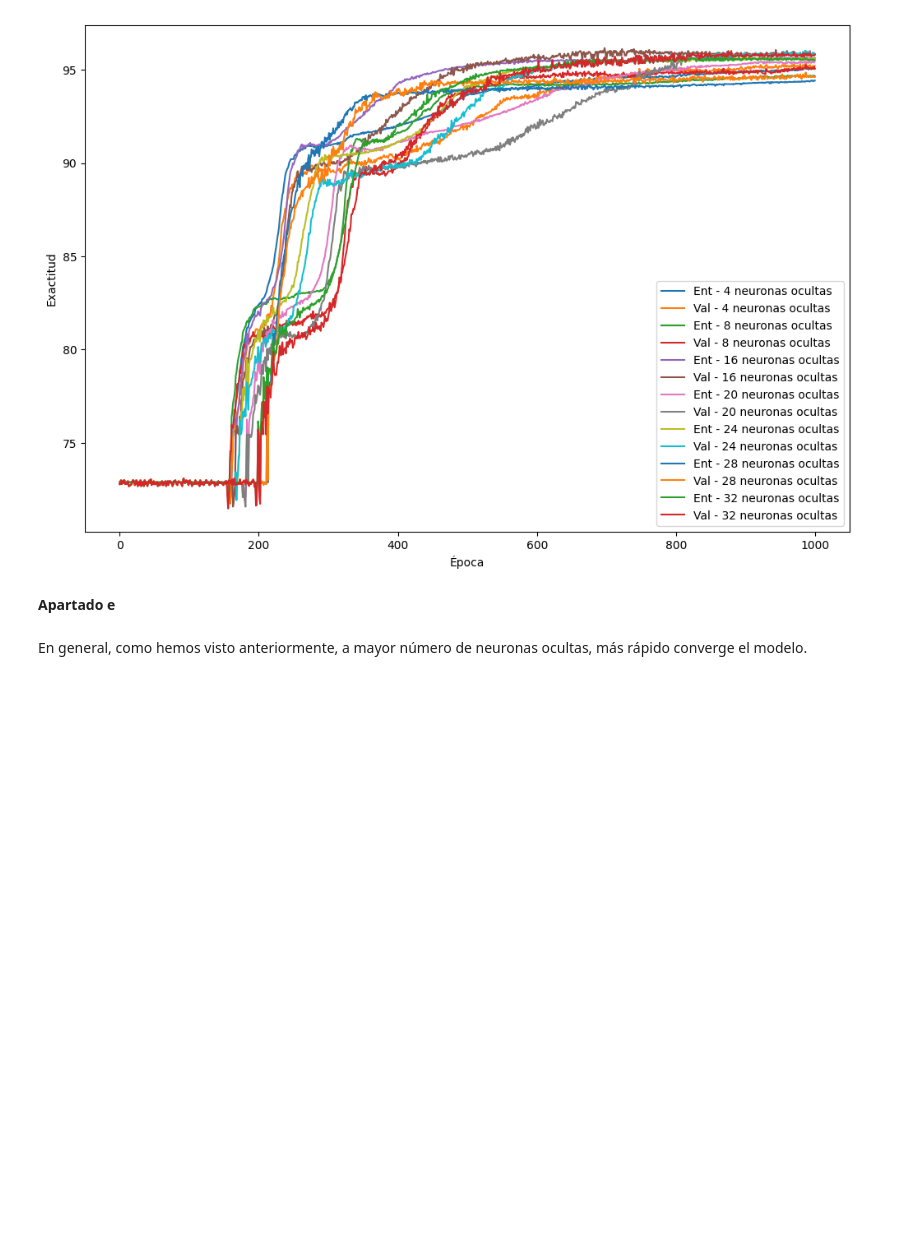
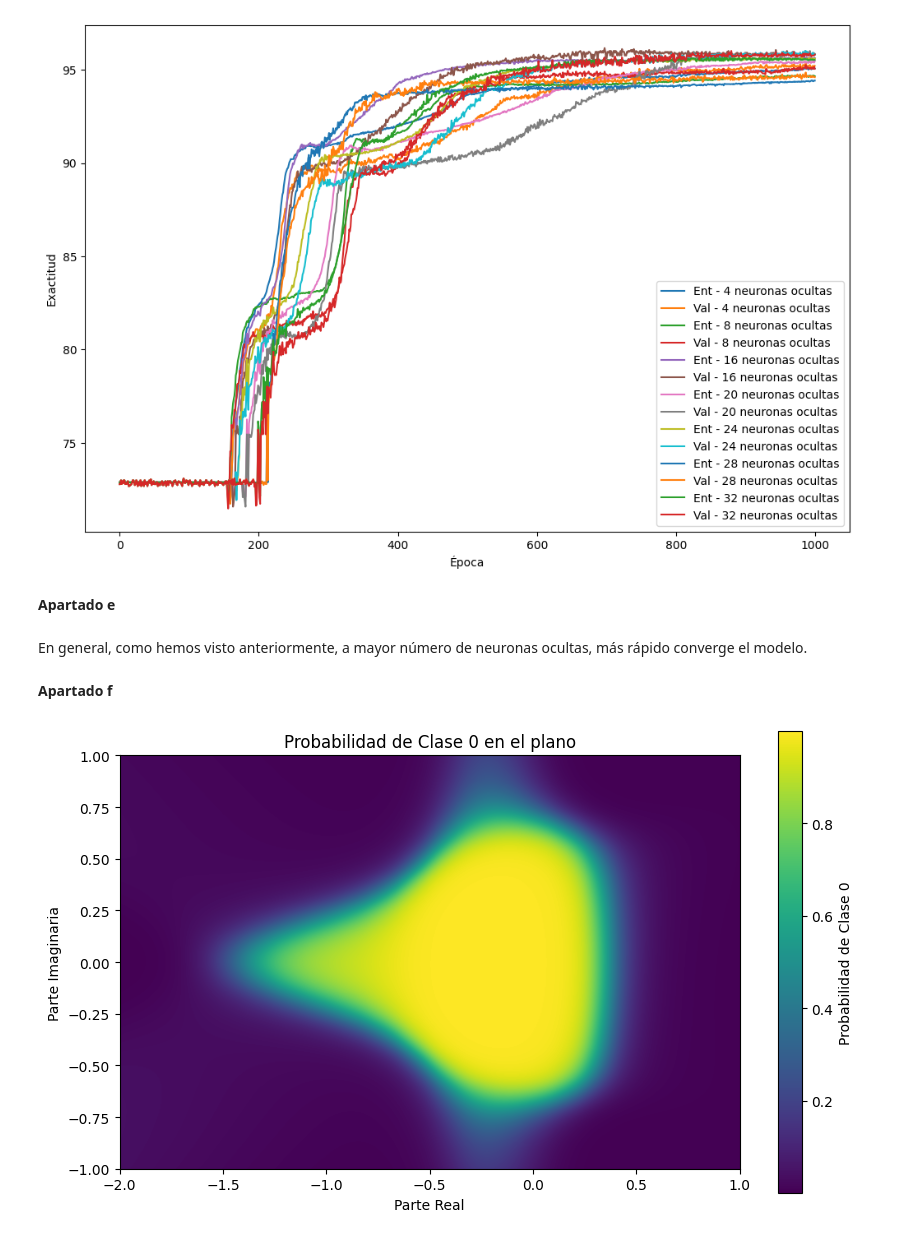
Before and after one commit to rubengamarro/practicas_aprendizaje_no_supervisado, a Jupyter notebook: 3_Redes_multicapa.ipynb, the cells around one changed output. Saved outputs shown, nothing was run; the diff lists cells and outputs as text; code cells hidden in the pictures; blank space fills up the shorter version.

```diff
--- a/3_Redes_multicapa.ipynb
+++ b/3_Redes_multicapa.ipynb
@@ -1164,3 +1164,31 @@ plt.show()
 **Apartado e**
 # %% [markdown]
 En general, como hemos visto anteriormente, a mayor número de neuronas ocultas, más rápido converge el modelo.
+# %% [markdown]
+**Apartado f**
+# %%
+a_grid = np.linspace(start_a, end_a, num_a)
+b_grid = np.linspace(start_b, end_b, num_b)
+aa_grid, bb_grid = np.meshgrid(a_grid, b_grid)
+grid_points = np.vstack([aa_grid.ravel(), bb_grid.ravel()]).T
+
+#Normalizamos los puntos de la cuadrícula
+grid_points_scaled = scaler.transform(grid_points)
+# %%
+#Obtenemos las probabilidades de clase 0 para cada punto de la cuadrícula
+#Utilizamos la red que nos dio mejores resultados
+_, prob_grid = redMLP4_32.forward(grid_points_scaled)
+prob_class_0 = prob_grid[:, 0]
+
+prob_matrix = prob_class_0.reshape(num_b, num_a)
+# %%
+#Dibujamos la probabilidad de la clase 0
+plt.figure(figsize=(10, 6))
+plt.imshow(prob_matrix, origin='lower', extent=[start_a, end_a, start_b, end_b], cmap='viridis') # Usar un mapa de colores diferente
+plt.colorbar(label='Probabilidad de Clase 0')
+plt.title('Probabilidad de Clase 0 en el plano')
+plt.xlabel('Parte Real')
+plt.ylabel('Parte Imaginaria')
+plt.show()
+# %% [output]
+[figure, added]
```
Also changed, not shown: parts of 2 cells of this notebook.
